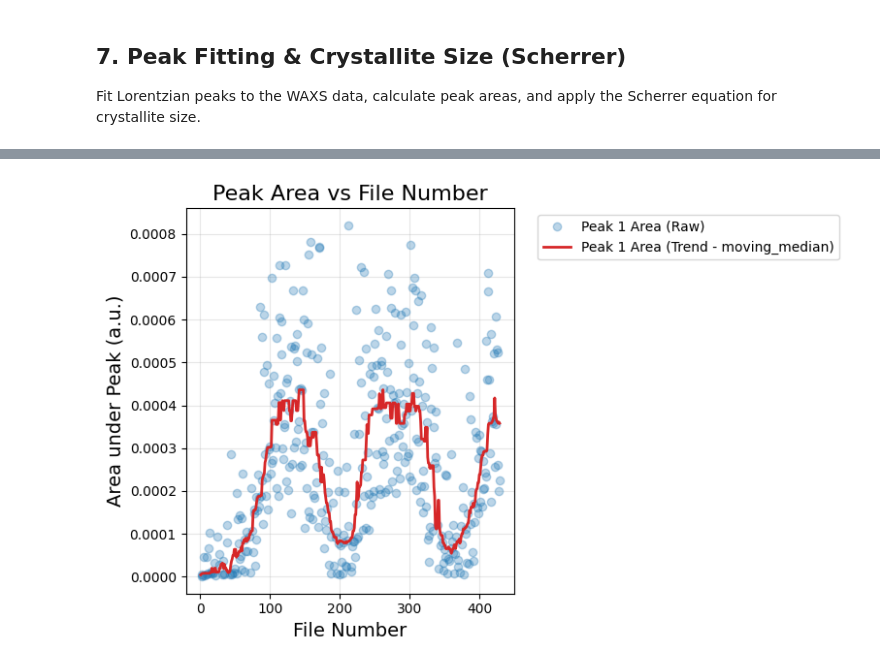
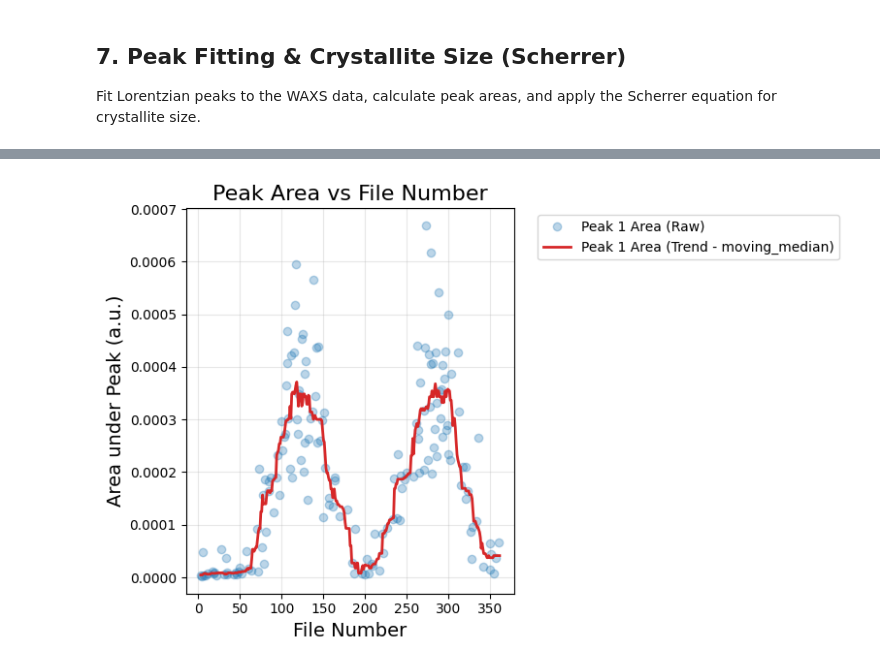
Before and after one commit to PronoyDutta/SAXS_WAXS, a Jupyter notebook: Final_Notebooks/main_analysis.ipynb, the cells around one changed output, grey strips where cells are left out. Saved outputs shown, nothing was run; the diff lists cells and outputs as text; code cells hidden in the pictures.

```diff
--- a/Final_Notebooks/main_analysis.ipynb
+++ b/Final_Notebooks/main_analysis.ipynb
@@ -656,8 +656,8 @@ interactive(children=(IntSlider(value=1, description='File Key', max=429, min=1)
 # %%
 #plot_peak_areas(df_curves, window_length=41, smoothing_method='savgol', polyorder=3)
 #plot_peak_areas(df_curves, window_length=15, smoothing_method='gaussian', gaussian_sigma=5.0)
 #plot_peak_areas(df_curves, window_length=25, smoothing_method='moving_average')
 
-plot_peak_areas(df_curves, window_length=25, smoothing_method='moving_median', filter_error_threshold=0.5)
+plot_peak_areas(df_curves, window_length=25, smoothing_method='moving_median', filter_error_threshold=0.1)
 # %% [output]
-[figure, old version]
+[figure, new version]
```
Also changed, not shown: parts of 7 cells of this notebook, 1 other file.
